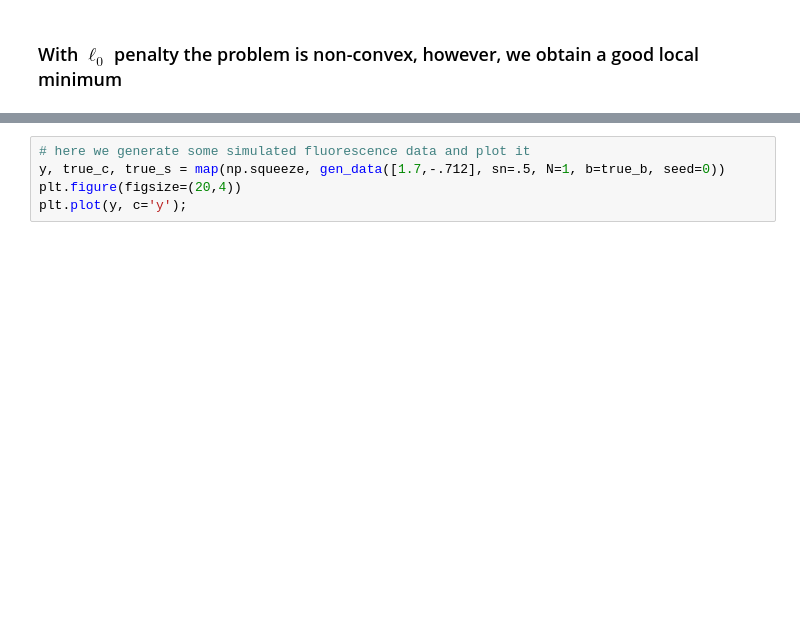
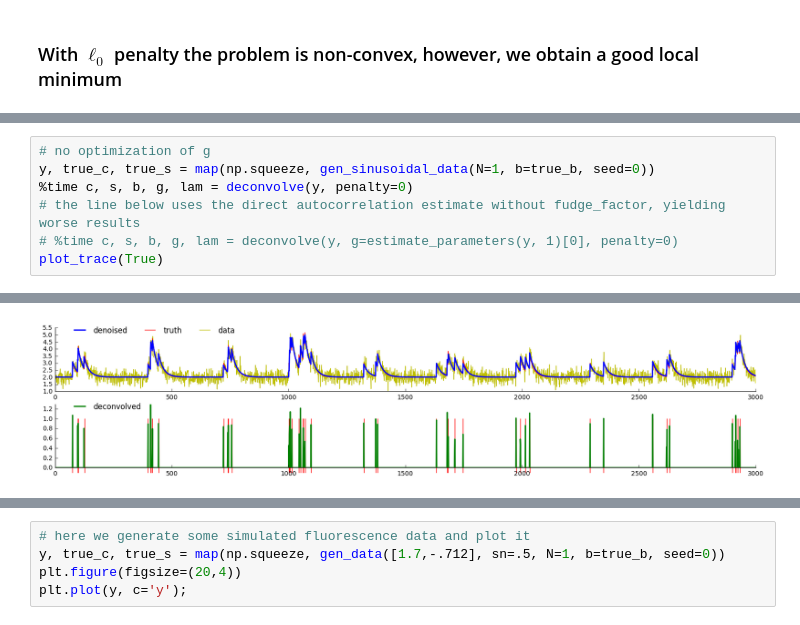
Before and after one commit to j-friedrich/OASIS, a Jupyter notebook: examples/Demo.ipynb, the cells around one changed output, grey strips where cells are left out. Cells and saved outputs as stored; diff of their text form; blank space fills up the shorter version.

```diff
--- a/examples/Demo.ipynb
+++ b/examples/Demo.ipynb
@@ -94,0 +90,8 @@ Correlation of denoised fluorescence with ground truth ('calcium'): 0.9894
+# %%
+# no optimization of g
+y, true_c, true_s = map(np.squeeze, gen_sinusoidal_data(N=1, b=true_b, seed=0))
+%time c, s, b, g, lam = deconvolve(y, penalty=0)
+# the line below uses the direct autocorrelation estimate without fudge_factor, yielding worse results
+# %time c, s, b, g, lam = deconvolve(y, g=estimate_parameters(y, 1)[0], penalty=0)
+plot_trace(True)
+# %% [output]
@@ -94,0 +102 @@ Correlation of denoised fluorescence with ground truth ('calcium'): 0.9894
+[figure, added]
```
Also changed, not shown: parts of 25 cells of this notebook, 9 other files.
